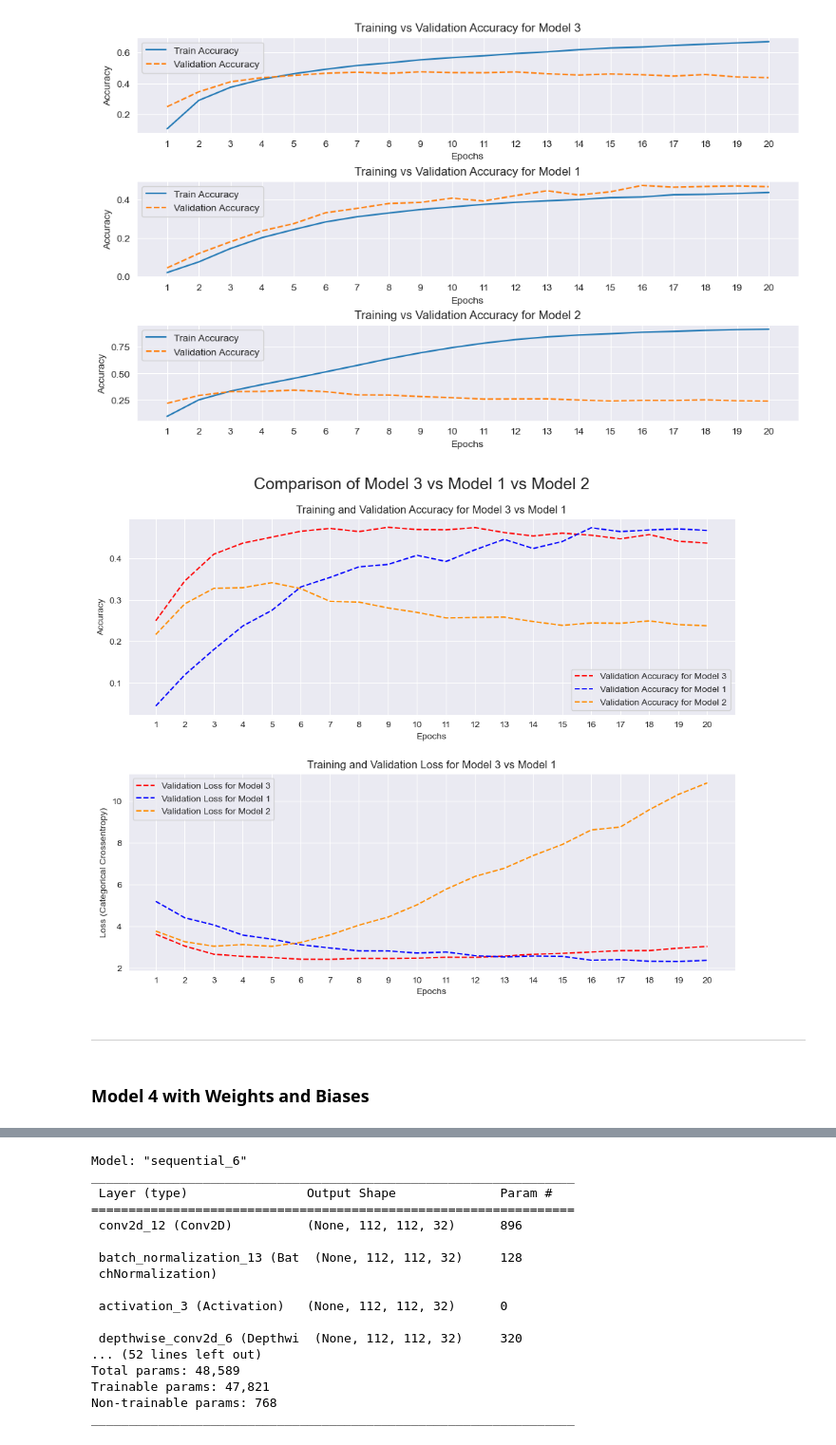
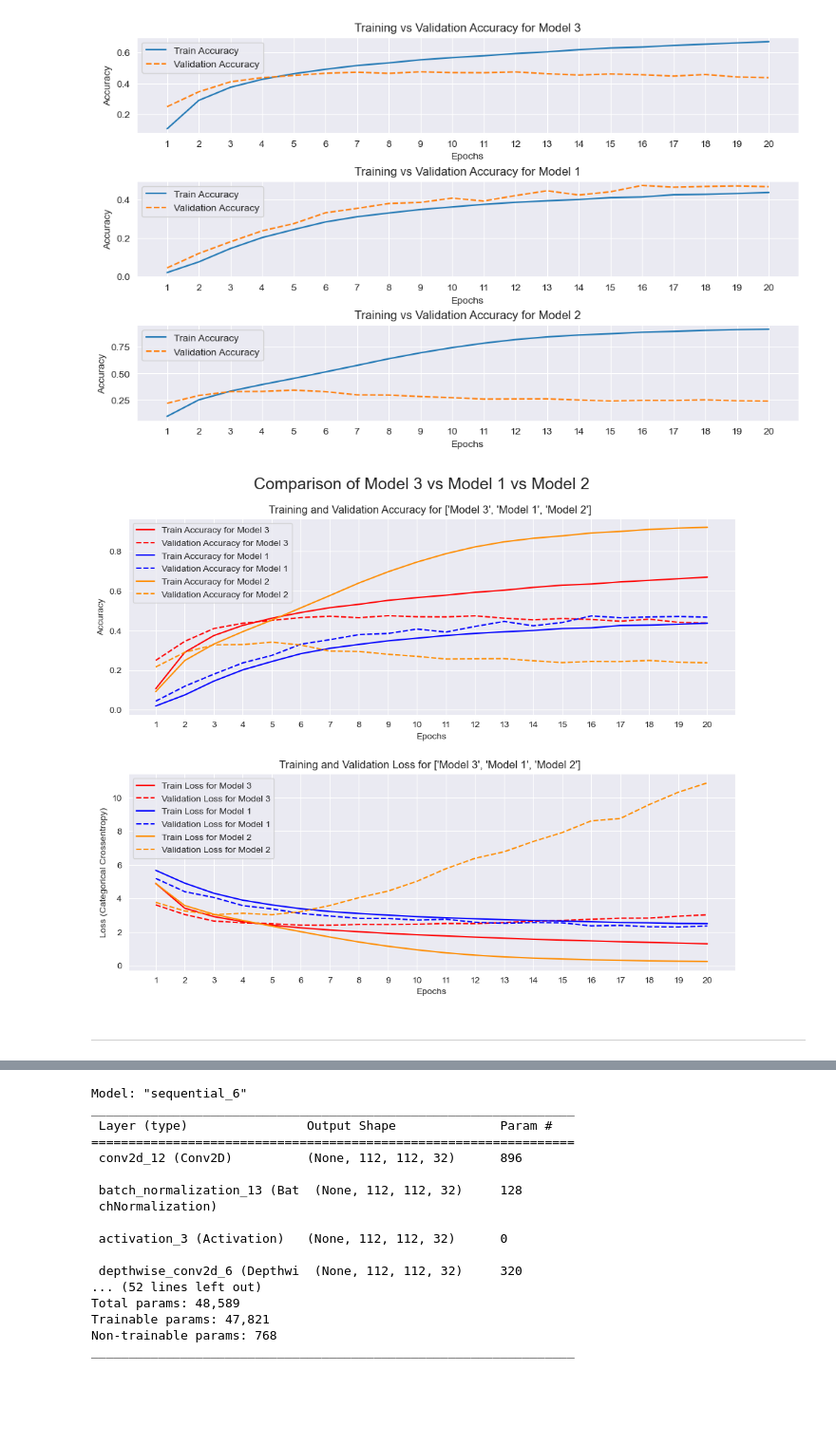
Before and after one commit to dvdhartsman/Bird_Species_Image_Classification, a Jupyter notebook: Bird_Classification_2.ipynb, the cells around one changed output, grey strips where cells are left out. Shown at 95% size. Cells and saved outputs as stored; diff of their text form; code cells hidden in the pictures; blank space fills up the shorter version.

```diff
--- a/Bird_Classification_2.ipynb
+++ b/Bird_Classification_2.ipynb
@@ -487,11 +459,11 @@ def compare_models_same_plot(dfs:list, metrics=["accuracy", "loss"], train_only=
 plot_history_comparisons([model3_df, first_model, model_df], "accuracy")
 # %% [output]
 [figure]
-# %%
-compare_models_same_plot([model3_df, first_model, model_df], val_only=True, train_only=False)
-# %% [output]
-[figure, removed]
+# %%
+# Inspecting the validation scores - notice Model 1 seemed to have the most promise surprisingly
+
+compare_models_same_plot([model3_df, first_model, model_df], val_only=False, train_only=False)
+# %% [output]
+[figure, added]
 # %% [markdown]
 <hr style="border:4px solid blue">
-# %% [markdown]
-### Model 4 with Weights and Biases
```
Also changed, not shown: parts of 77 cells of this notebook.
